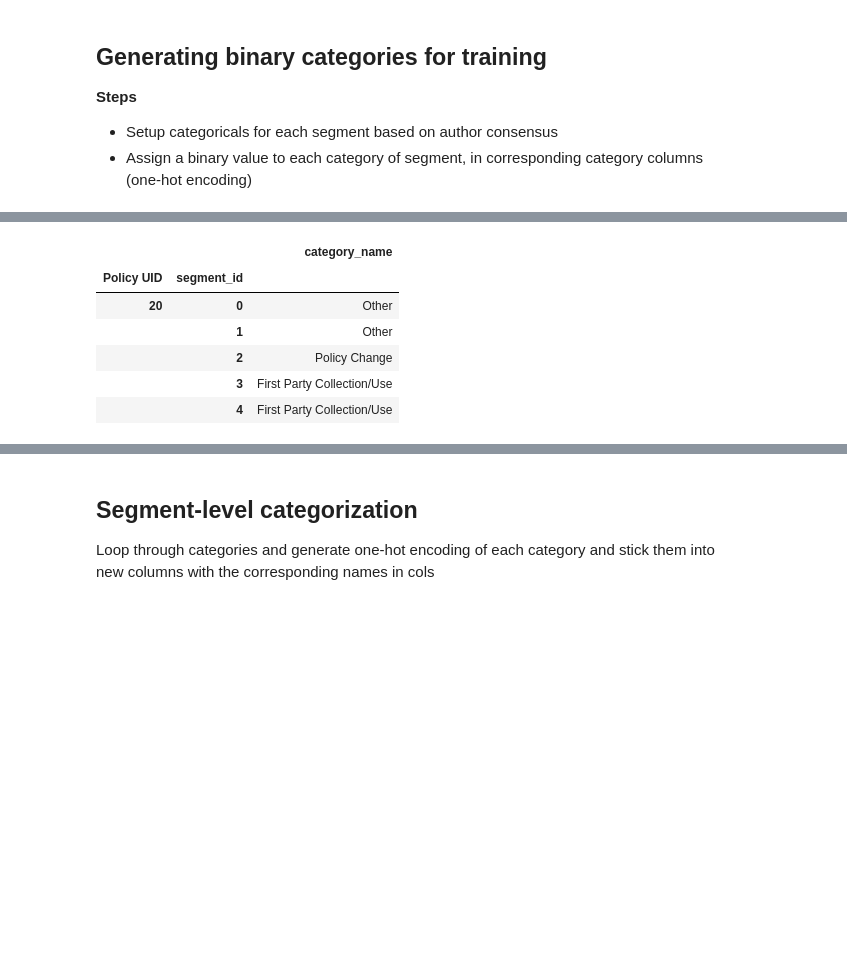
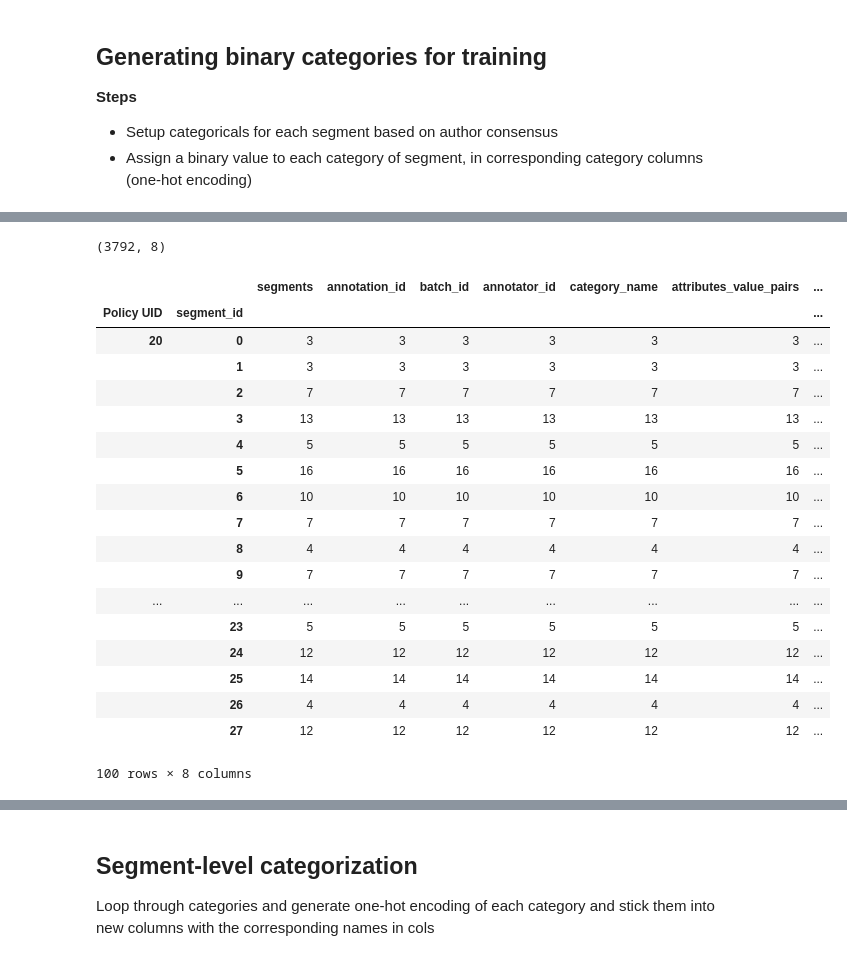
Before and after one commit to pmayostendorp/beforeiaccept, a Jupyter notebook: scripts/Binary Categories Development.ipynb, the cells around one changed output, grey strips where cells are left out. Saved outputs shown, nothing was run; the diff lists cells and outputs as text; code cells hidden in the pictures; blank space fills up the shorter version.

Commit message:
Mods to generation of binary categories.

```diff
--- a/scripts/Binary Categories Development.ipynb
+++ b/scripts/Binary Categories Development.ipynb
@@ -72,16 +105,30 @@ segments.head()
 # %%
-#Set up table in which categories are assigned to each unique document segment
+#Set up table in which categories are assigned to each unique document segment. Those that aren't
+#tagged are labeled as "None".
 #Join category name to segments and determine the mode of each category, concat back onto original segments
-tmp = pd.merge(annotations,segments,on=['Policy UID','segment_id'],how='outer')
-tmp['category_name'] = tmp['category_name'].fillna(value='None')
-tmp2 = pd.DataFrame(tmp.groupby(by=['Policy UID','segment_id'])['category_name'].agg(lambda x: x.value_counts().index[0]))
+tmp = pd.merge(segments,annotations,on=['Policy UID','segment_id'],how='outer')
+tmp['category_name'].fillna(value='None')
+tmp2 = pd.DataFrame(tmp.groupby(by=['Policy UID','segment_id']).count())
+print(tmp2.shape)
+tmp2.head(100)#['category_name'].agg(lambda x: x.value_counts().index[0]))
+# %% [output]
+(3792, 8)
+|  |  | segments | annotation_id | batch_id | annotator_id | category_name | attributes_value_pairs | ... |
+| Policy UID | segment_id |  |  |  |  |  |  | ... |
+| 20 | 0 | 3 | 3 | 3 | 3 | 3 | 3 | ... |
+|  | 1 | 3 | 3 | 3 | 3 | 3 | 3 | ... |
+|  | 2 | 7 | 7 | 7 | 7 | 7 | 7 | ... |
+|  | 3 | 13 | 13 | 13 | 13 | 13 | 13 | ... |
+|  | 4 | 5 | 5 | 5 | 5 | 5 | 5 | ... |
+|  | 5 | 16 | 16 | 16 | 16 | 16 | 16 | ... |
+|  | 6 | 10 | 10 | 10 | 10 | 10 | 10 | ... |
+|  | 7 | 7 | 7 | 7 | 7 | 7 | 7 | ... |
+|  | 8 | 4 | 4 | 4 | 4 | 4 | 4 | ... |
+|  | 9 | 7 | 7 | 7 | 7 | 7 | 7 | ... |
+| ... | ... | ... | ... | ... | ... | ... | ... | ... |
+|  | 23 | 5 | 5 | 5 | 5 | 5 | 5 | ... |
+|  | 24 | 12 | 12 | 12 | 12 | 12 | 12 | ... |
+|  | 25 | 14 | 14 | 14 | 14 | 14 | 14 | ... |
+|  | 26 | 4 | 4 | 4 | 4 | 4 | 4 | ... |
+|  | 27 | 12 | 12 | 12 | 12 | 12 | 12 | ... |
+100 rows × 8 columns
-# %%
-tmp2.head()
-# %% [output]
-|  |  | category_name |
-| Policy UID | segment_id |  |
-| 20 | 0 | Other |
-|  | 1 | Other |
-|  | 2 | Policy Change |
-|  | 3 | First Party Collection/Use |
-|  | 4 | First Party Collection/Use |
```
Also changed, not shown: parts of 9 cells of this notebook.
